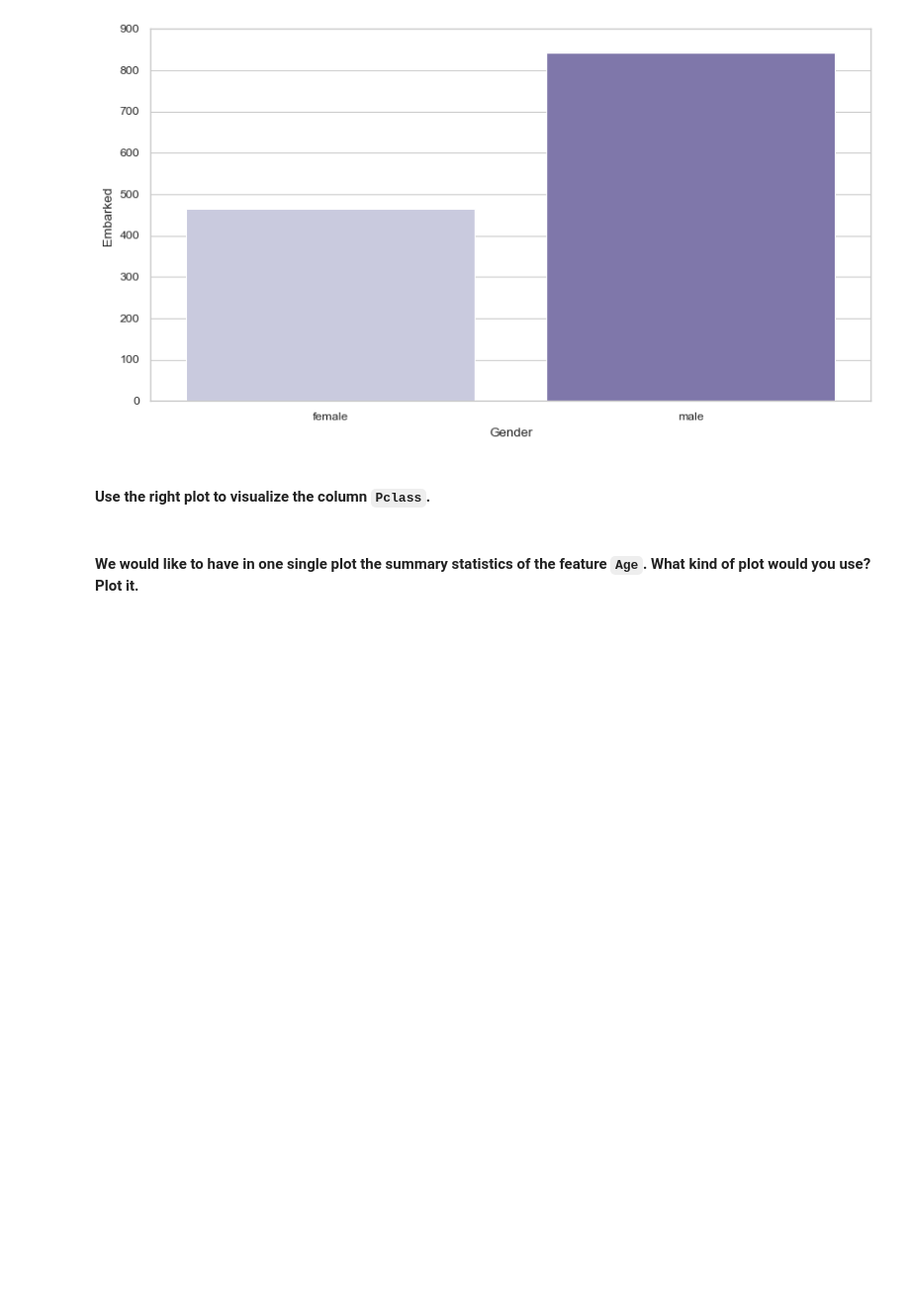
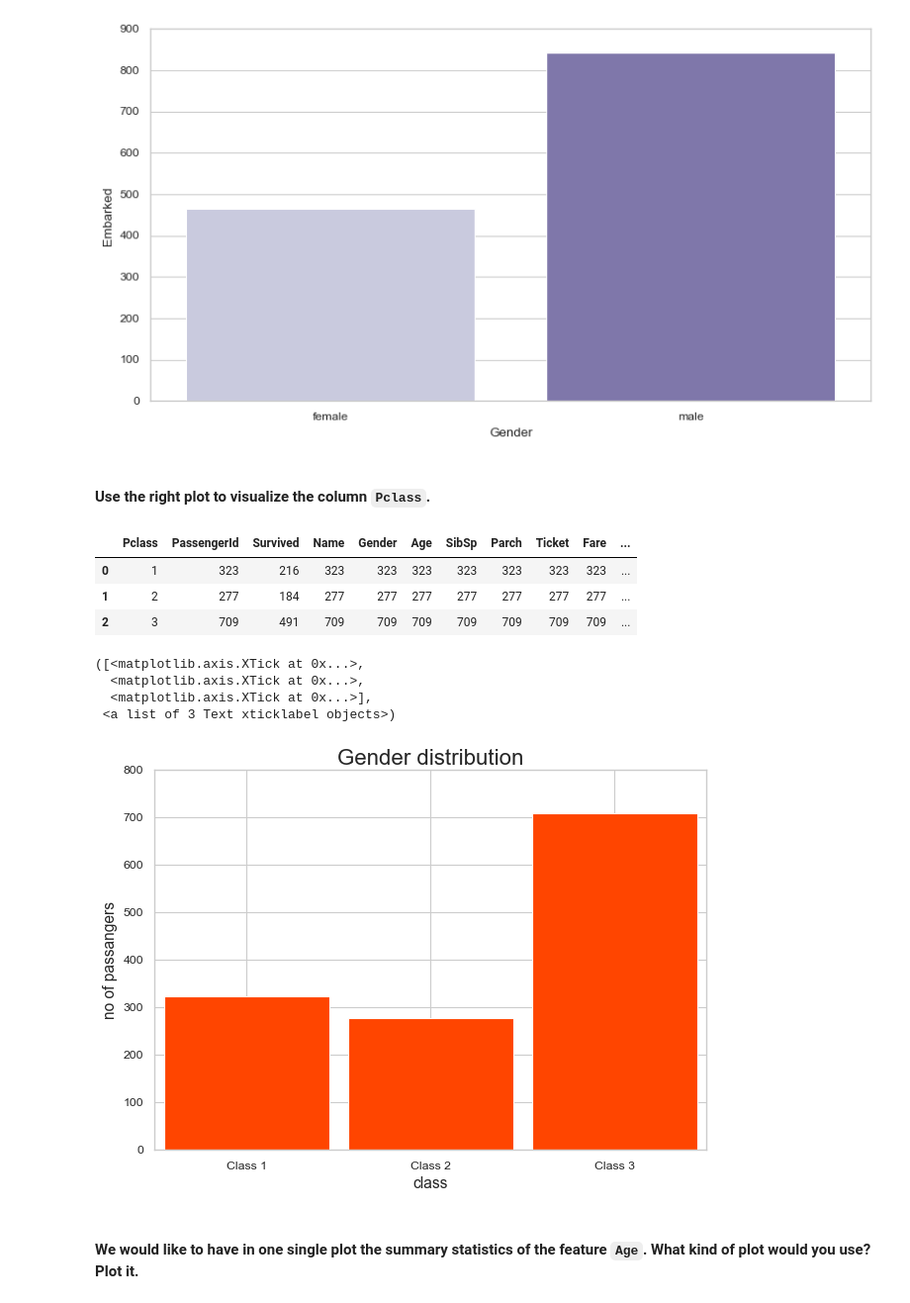
Before and after one commit to rebeccaestiarte/lab-matplotlib-seaborn, a Jupyter notebook: your-code/main.ipynb, the cells around one changed output. Shown: that part at 99% size. Cells and saved outputs as stored; diff of their text form; code cells hidden in the pictures; blank space fills up the shorter version.

Commit message:
Lab-matplotlib-seaborn completed

```diff
--- a/your-code/main.ipynb
+++ b/your-code/main.ipynb
@@ -550,2 +545,27 @@ ax = sns.barplot(x, y , data = embarked_by_gender, palette = "Purples")
+# %%
+grouped_by_class = titanic.groupby("Pclass").count()
+grouped_by_class = grouped_by_class.reset_index()
+grouped_by_class
+# %% [output]
+|  | Pclass | PassengerId | Survived | Name | Gender | Age | SibSp | Parch | Ticket | Fare | ... |
+| 0 | 1 | 323 | 216 | 323 | 323 | 323 | 323 | 323 | 323 | 323 | ... |
+| 1 | 2 | 277 | 184 | 277 | 277 | 277 | 277 | 277 | 277 | 277 | ... |
+| 2 | 3 | 709 | 491 | 709 | 709 | 709 | 709 | 709 | 709 | 709 | ... |
+# %%
+x = grouped_by_class["Pclass"]
+y = grouped_by_class["Embarked"]
+
+plt.figure(figsize = (9,6))
+plt.bar(x,y, width=0.9, color = ["orangered"])
+plt.title("Gender distribution", fontsize = 20)
+plt.xlabel("class", fontsize = 14)
+plt.ylabel("no of passangers", fontsize = 14)
+plt.xticks(np.arange(1,4), ("Class 1", "Class 2", "Class 3"))
+# %% [output]
+([<matplotlib.axis.XTick at 0x...>,
+  <matplotlib.axis.XTick at 0x...>,
+  <matplotlib.axis.XTick at 0x...>],
+ <a list of 3 Text xticklabel objects>)
+[figure, added]
 # %% [markdown]
 #### We would like to have in one single plot the summary statistics of the feature `Age`. What kind of plot would you use? Plot it.
```
Also changed, not shown: parts of 28 cells of this notebook.
